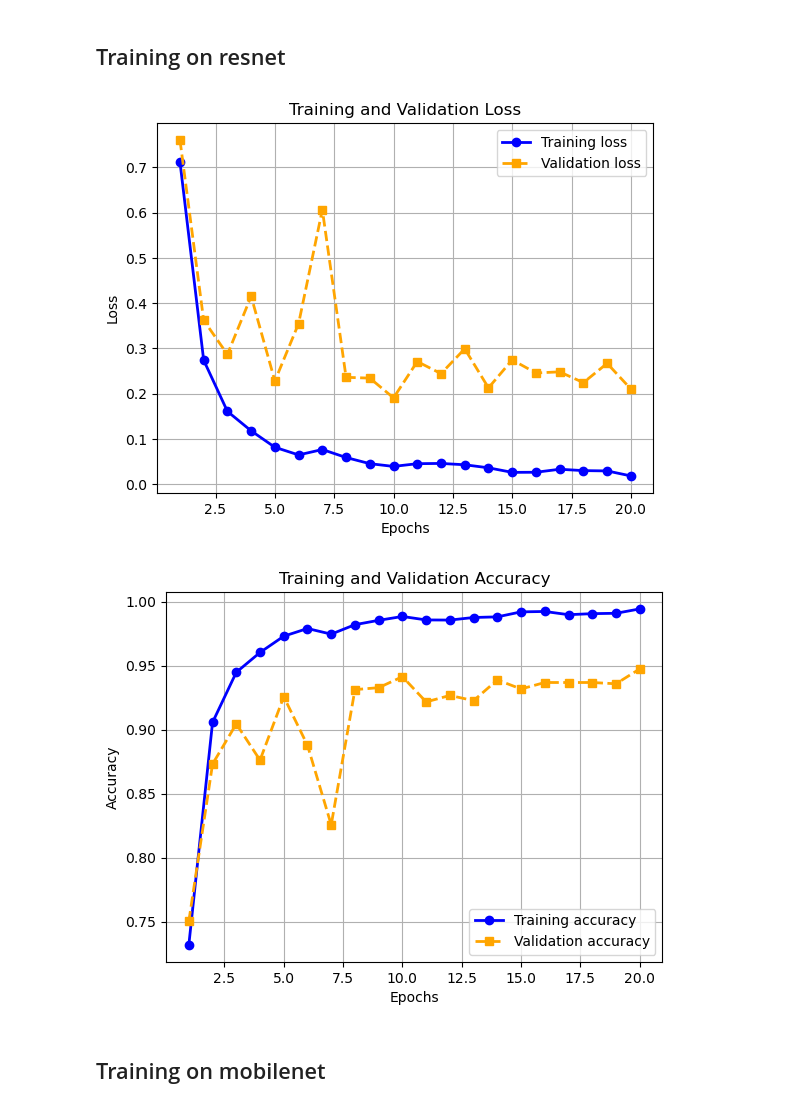
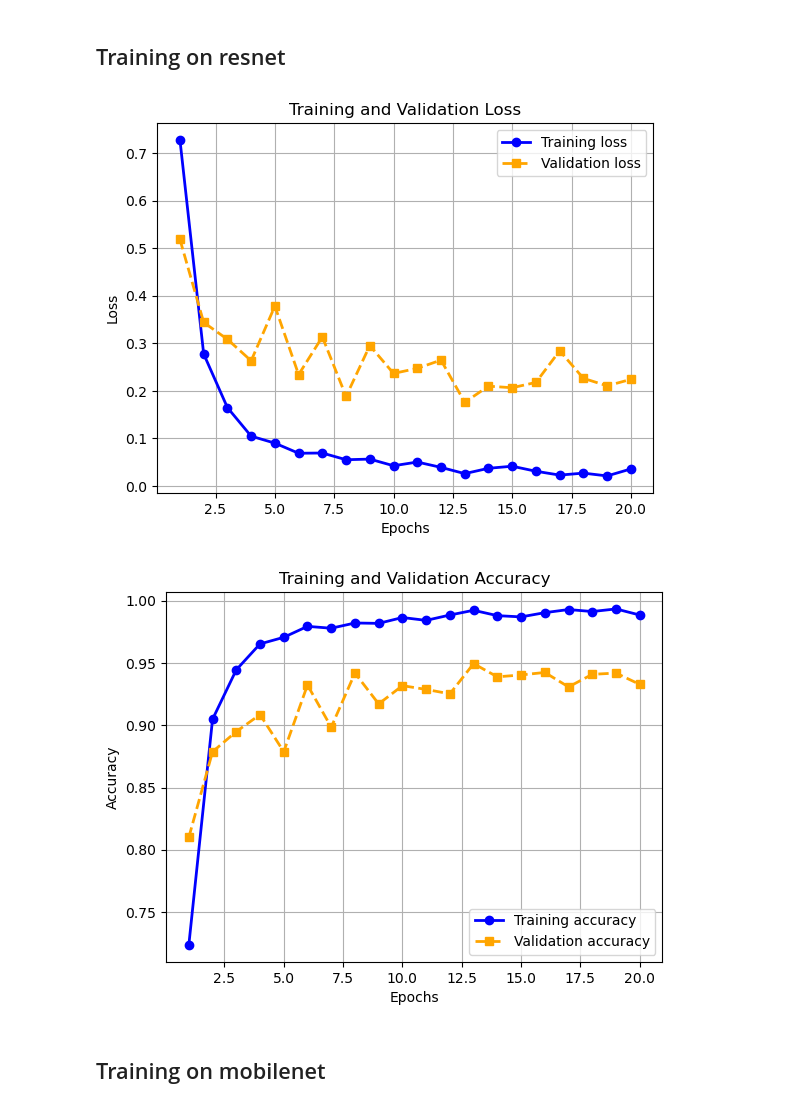
Before and after one commit to hyonbokan/abnormal_driving_behavior_classification, a Jupyter notebook: cent_training/plots/plots.ipynb, the cells around one changed output. Drawn from its saved outputs; the diff is of its cells as text; code cells hidden in the pictures.

```diff
--- a/cent_training/plots/plots.ipynb
+++ b/cent_training/plots/plots.ipynb
@@ -391,37 +391,36 @@ plt.show()
 # %%
 import matplotlib.pyplot as plt
 
-train_loss = [0.7125396330100098, 0.2738478095837371, 0.16066042139364087, 0.11763006546312854, 0.08129561981892565, 0.06434872712302671, 0.07629079646899034, 0.05866062612399275, 0.04502799237008179, 0.03892607993476677, 0.045000709115007705, 0.045532523727186545, 0.042604477831771896, 0.035860302319146144, 0.02578276743888781, 0.02603488501898018, 0.03266358054049516, 0.02967608307400592, 0.028975577914881614, 0.01791983874804916]
-train_acc = [0.7319, 0.9057, 0.9448, 0.9603, 0.9730, 0.9790, 0.9746, 0.9820, 0.9854, 0.9884, 0.9857, 0.9856, 0.9876, 0.9881, 0.9920, 0.9923, 0.9898, 0.9906, 0.9909, 0.9943]
-val_loss = [0.7609713802024001, 0.36213235114137793, 0.28663460110833366, 0.415203790484215, 0.227798517641326, 0.35492179758875864, 0.6066650078263914, 0.2359936946642495, 0.2341859048533332, 0.19053034474024072, 0.27087576246671113, 0.24416532066348853, 0.2989877258540277, 0.21270622338886003, 0.2745163918485677, 0.24558607357894582, 0.24806512054258364, 0.22425199819417685, 0.266844386008474, 0.21012681137310738]
-val_acc = [0.7503789792824659, 0.8731682668014149, 0.9044972208185953, 0.876200101061142, 0.9257200606366852, 0.887822132390096, 0.8256695300656898, 0.9312784234461849, 0.9327943405760485, 0.9413845376452754, 0.921677614957049, 0.9267306720565942, 0.922688226376958, 0.9388580090955028, 0.9317837291561395, 0.9368367862556847, 0.9368367862556847, 0.9368367862556847, 0.9358261748357757, 0.9474482061647297]
-
+train_loss = [0.7273690608022915, 0.27759022706531555, 0.16490892237758614, 0.10483737680502564, 0.09016543158988684, 0.06893259156133973, 0.0694052120235402, 0.05529080653880153, 0.056627860342068646, 0.04264602258393288, 0.050426001636708906, 0.03925262881230195, 0.02608846918810356, 0.037303531695177, 0.041650169922820765, 0.031083142879138565, 0.02300263485230458, 0.02716640960338905, 0.021271882192065408, 0.03591789023544577]
+train_acc = [0.7236, 0.9048, 0.9445, 0.9653, 0.9706, 0.9794, 0.9779, 0.9821, 0.9818, 0.9865, 0.9842, 0.9885, 0.9923, 0.9880, 0.9870, 0.9904, 0.9929, 0.9913, 0.9934, 0.9885]
+val_loss = [0.5182962789380502, 0.34387746519493495, 0.308401549231231, 0.2632619044367945, 0.3781718664704972, 0.23419963947925415, 0.3134433824579314, 0.18835530974789552, 0.2952340041939322, 0.2366473538330638, 0.24731166381054442, 0.26465792652458087, 0.17594684432063537, 0.20989410825322627, 0.20657560968235825, 0.21778927271483436, 0.2842492634818266, 0.22641026921950647, 0.2105738532874614, 0.22419807381747006]
+val_acc = [0.8100050530570996, 0.8787266296109146, 0.8948964123294593, 0.9085396664982315, 0.8787266296109146, 0.9322890348660939, 0.898433552299141, 0.94188984335523, 0.9171298635674583, 0.9317837291561395, 0.9287518948964123, 0.9252147549267307, 0.9494694290045478, 0.9388580090955028, 0.9403739262253663, 0.9423951490651844, 0.9307731177362304, 0.9408792319353209, 0.94188984335523, 0.9327943405760485]
 epochs = range(1, len(train_loss)+1)
 
 # Plot train/val loss
 plt.plot(epochs, train_loss, label='Training loss', color='b', marker='o', linestyle='-', linewidth=2)
 plt.plot(epochs, val_loss, label='Validation loss', color='orange', marker='s', linestyle='--', linewidth=2)
 plt.title('Training and Validation Loss')
 plt.xlabel('Epochs')
 plt.ylabel('Loss')
 plt.legend()
 plt.grid()
 
 plt.show()
 
 # Plot train/val accuracy
 plt.plot(epochs, train_acc, label='Training accuracy', color='b', marker='o', linestyle='-', linewidth=2)
 plt.plot(epochs, val_acc, label='Validation accuracy', color='orange', marker='s', linestyle='--', linewidth=2)
 plt.title('Training and Validation Accuracy')
 plt.xlabel('Epochs')
 plt.ylabel('Accuracy')
 plt.legend()
 plt.grid()
 
 plt.show()
 # %% [output]
-[figure, old version]
+[figure, new version]
-[figure, old version]
+[figure, new version]
 # %% [markdown]
 ## Training on mobilenet
 # %%
```
Also changed, not shown: 5 other files.
